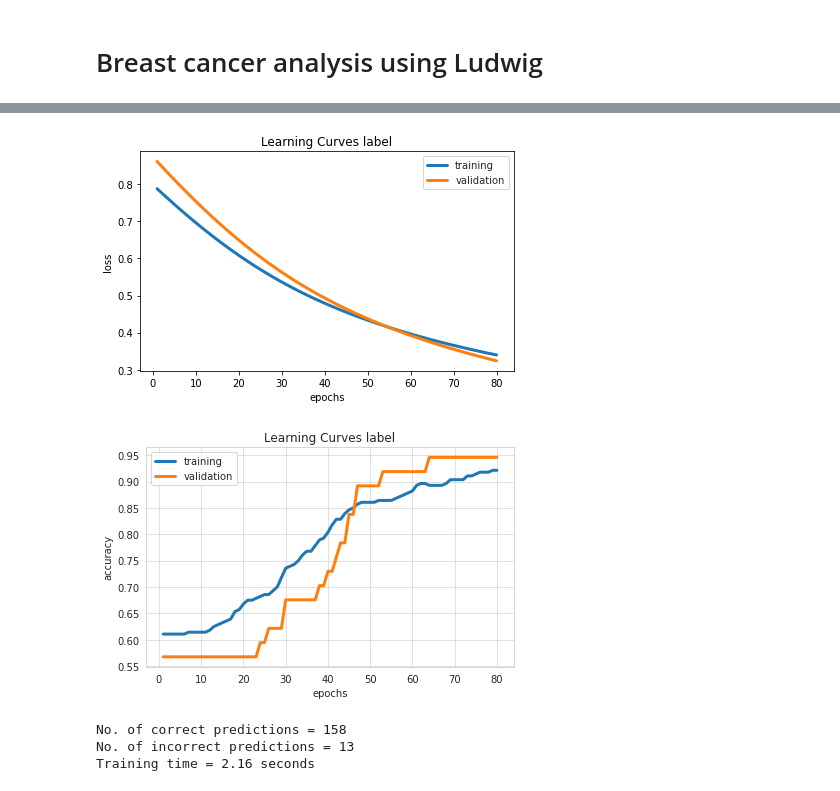
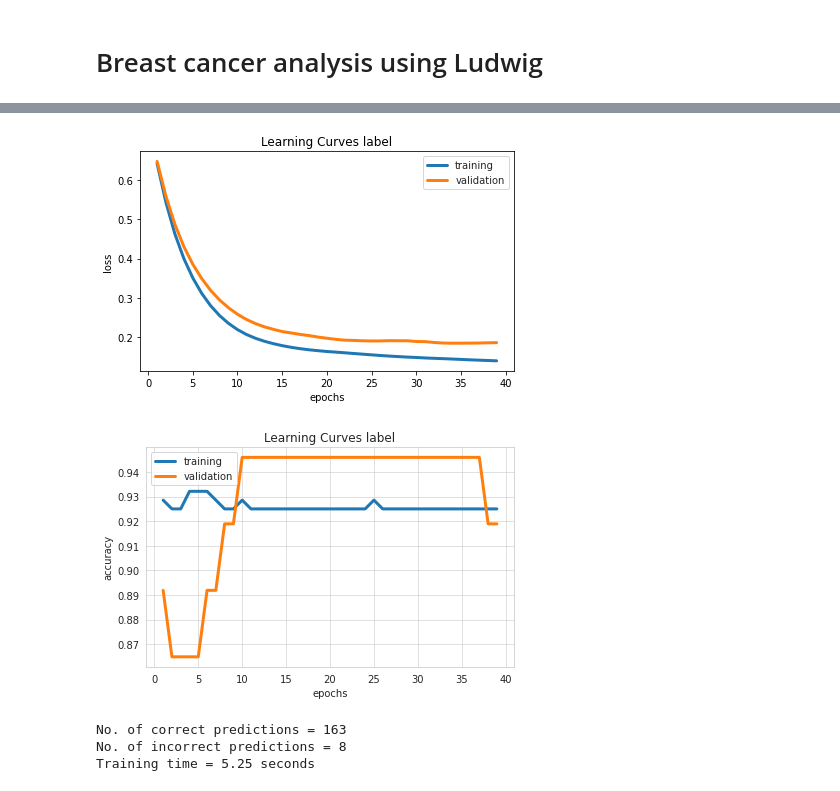
Before and after one commit to snigdhayan/NeuralNetworks, a Jupyter notebook: Ludwig/MyLudwig/BreastCancerAnalysisViaLudwig.ipynb, the cells around one changed output, grey strips where cells are left out. Drawn from its saved outputs; the diff is of its cells as text; code cells hidden in the pictures.

Commit message:
Updated ludwig version

```diff
--- a/Ludwig/MyLudwig/BreastCancerAnalysisViaLudwig.ipynb
+++ b/Ludwig/MyLudwig/BreastCancerAnalysisViaLudwig.ipynb
@@ -23,11 +23,11 @@ Y_test = breast_cancer_dataset_test['label']
 from ludwig.api import LudwigModel
 
 start_time = time.time()
-model = LudwigModel(model_definition_file='./LudwigModelDefinitionFile.yml')
-train_stats = model.train(data_df=breast_cancer_dataset_train,
+model = LudwigModel(config='./LudwigModelDefinitionFile.yml')
+train_stats = model.train(dataset=breast_cancer_dataset_train,
                           skip_save_model=True,
                           skip_save_processed_input=True,
-                          skip_save_training_statistics=True,
+                          skip_save_training_statistics=False,
                           skip_save_training_description=True,
                           skip_save_log=True,
                           skip_save_progress=True)
@@ -47,15 +43,15 @@ targets is deprecated, use labels instead
 # %%
 # Visualize training statistics
 from ludwig.visualize import learning_curves
 
-learning_curves(train_stats, output_feature_name='label')
+learning_curves(train_stats[0], output_feature_name='label')
 # %% [output]
-[figure, old version]
+[figure, new version]
-[figure, old version]
+[figure, new version]
 # %%
 # Predict and print statistics
-pred = model.predict(data_df=X_test)
-predictions = pred['label_predictions']
+pred = model.predict(dataset=X_test)
+predictions = pred[0]['label_predictions']
 Y_test = Y_test == 1  # Change labels from 0/1 to False/True
 
 pred_correct = []
@@ -65,9 +61,7 @@ for i in range(1, len(Y_test)):
 print("No. of correct predictions = {}".format(sum(pred_correct)))
 print("No. of incorrect predictions = {}".format(len(Y_test)-sum(pred_correct)))
 print("Training time = {} seconds".format(round(training_time,2)))
-
-model.close()
 # %% [output]
-No. of correct predictions = 158
-No. of incorrect predictions = 13
-Training time = 2.16 seconds
+No. of correct predictions = 163
+No. of incorrect predictions = 8
+Training time = 5.25 seconds
```
Also changed, not shown: parts of 1 cell of this notebook, 2 other files.
